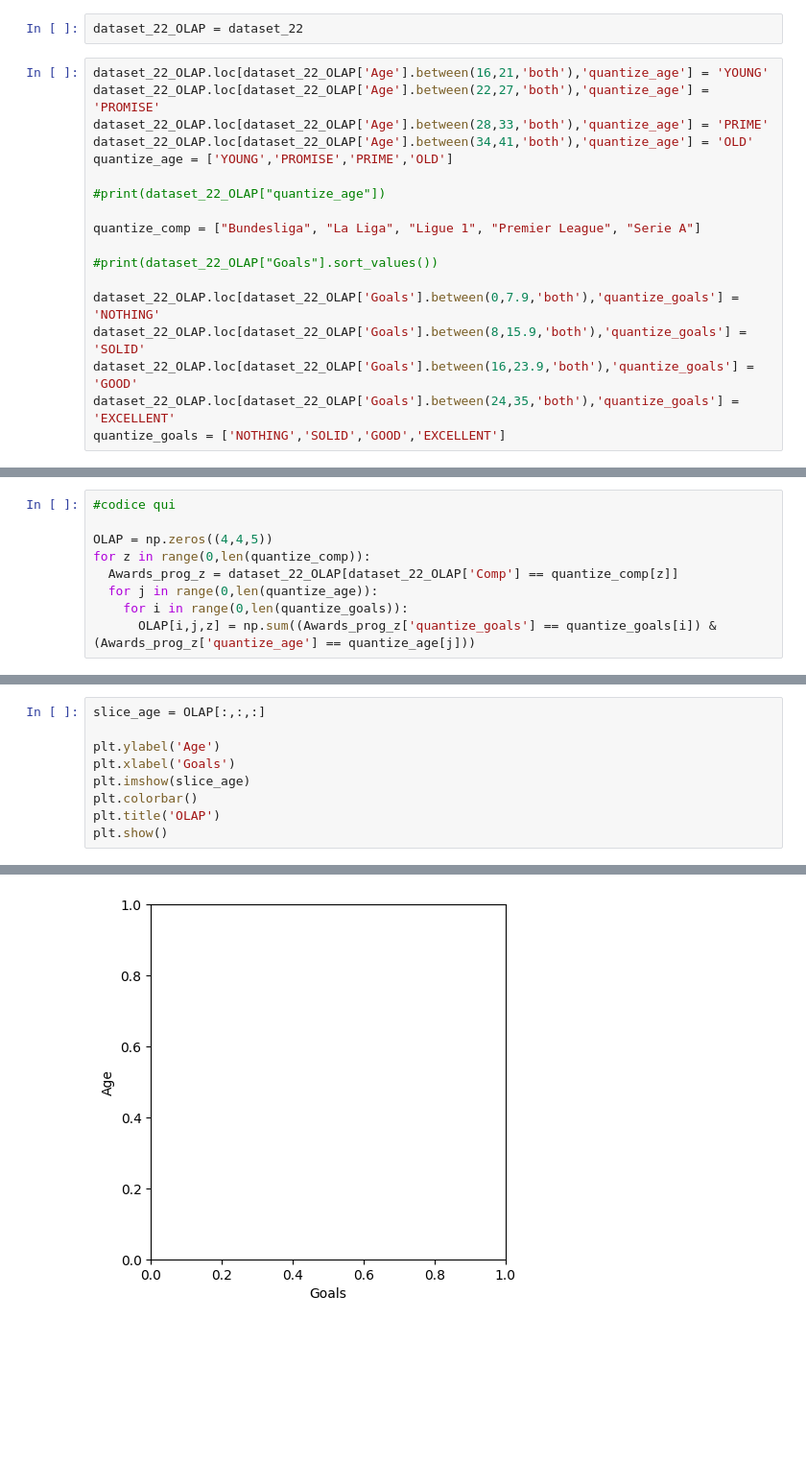
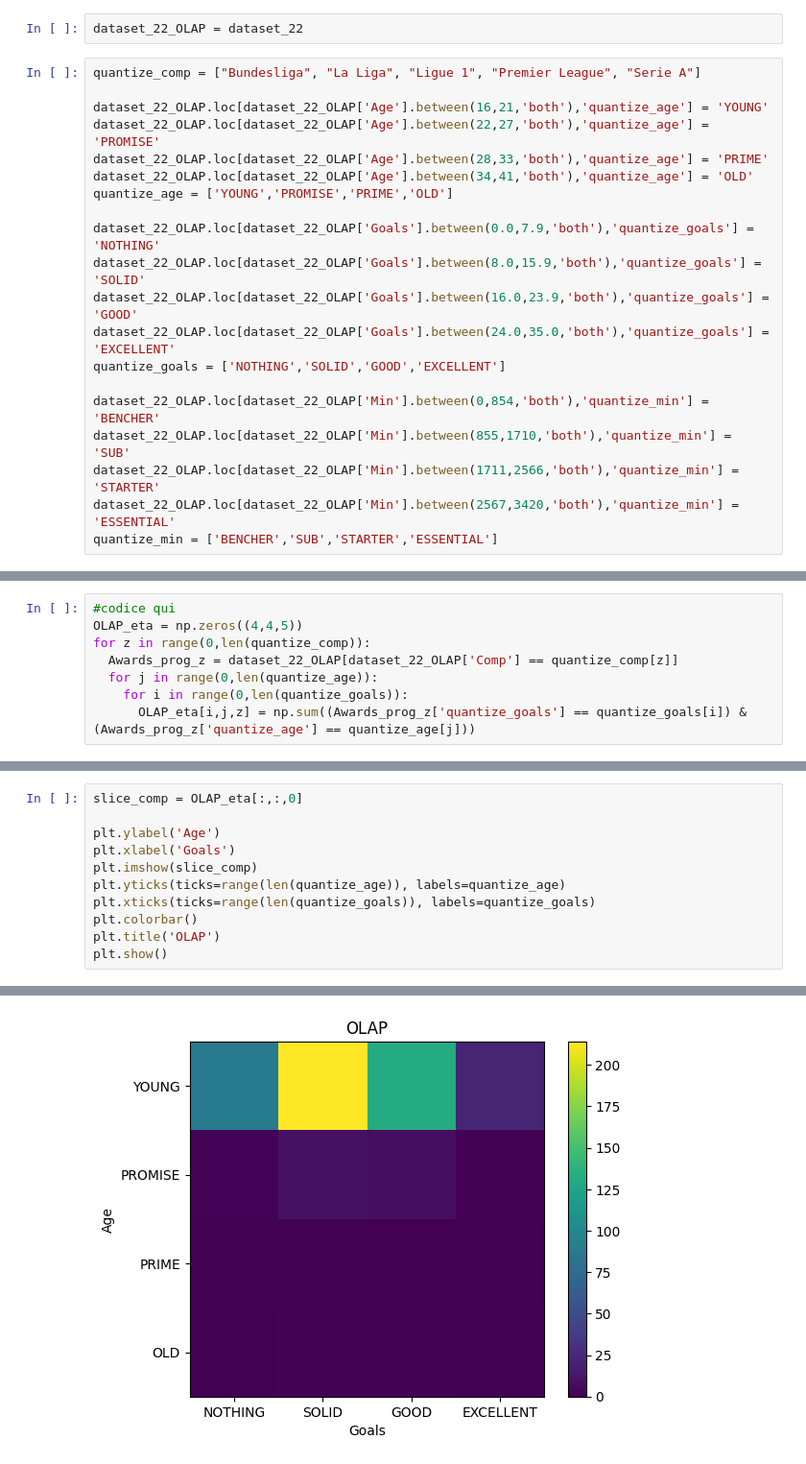
Before and after one commit to Mammew/proj_IDS, a Jupyter notebook: notebook.ipynb, the cells around one changed output, grey strips where cells are left out. Shown at 96% size. Cells and saved outputs as stored; diff of their text form; blank space fills up the shorter version.

```diff
--- a/notebook.ipynb
+++ b/notebook.ipynb
@@ -177,23 +189,25 @@ plt.show()
 # %%
 dataset_22_OLAP = dataset_22
 # %%
+quantize_comp = ["Bundesliga", "La Liga", "Ligue 1", "Premier League", "Serie A"]
+
 dataset_22_OLAP.loc[dataset_22_OLAP['Age'].between(16,21,'both'),'quantize_age'] = 'YOUNG'
 dataset_22_OLAP.loc[dataset_22_OLAP['Age'].between(22,27,'both'),'quantize_age'] = 'PROMISE'
 dataset_22_OLAP.loc[dataset_22_OLAP['Age'].between(28,33,'both'),'quantize_age'] = 'PRIME'
 dataset_22_OLAP.loc[dataset_22_OLAP['Age'].between(34,41,'both'),'quantize_age'] = 'OLD'
 quantize_age = ['YOUNG','PROMISE','PRIME','OLD']
 
-#print(dataset_22_OLAP["quantize_age"])
+dataset_22_OLAP.loc[dataset_22_OLAP['Goals'].between(0.0,7.9,'both'),'quantize_goals'] = 'NOTHING'
+dataset_22_OLAP.loc[dataset_22_OLAP['Goals'].between(8.0,15.9,'both'),'quantize_goals'] = 'SOLID'
+dataset_22_OLAP.loc[dataset_22_OLAP['Goals'].between(16.0,23.9,'both'),'quantize_goals'] = 'GOOD'
+dataset_22_OLAP.loc[dataset_22_OLAP['Goals'].between(24.0,35.0,'both'),'quantize_goals'] = 'EXCELLENT'
+quantize_goals = ['NOTHING','SOLID','GOOD','EXCELLENT']
 
-quantize_comp = ["Bundesliga", "La Liga", "Ligue 1", "Premier League", "Serie A"]
-
-#print(dataset_22_OLAP["Goals"].sort_values())
-
-dataset_22_OLAP.loc[dataset_22_OLAP['Goals'].between(0,7.9,'both'),'quantize_goals'] = 'NOTHING'
-dataset_22_OLAP.loc[dataset_22_OLAP['Goals'].between(8,15.9,'both'),'quantize_goals'] = 'SOLID'
-dataset_22_OLAP.loc[dataset_22_OLAP['Goals'].between(16,23.9,'both'),'quantize_goals'] = 'GOOD'
-dataset_22_OLAP.loc[dataset_22_OLAP['Goals'].between(24,35,'both'),'quantize_goals'] = 'EXCELLENT'
-quantize_goals = ['NOTHING','SOLID','GOOD','EXCELLENT']
+dataset_22_OLAP.loc[dataset_22_OLAP['Min'].between(0,854,'both'),'quantize_min'] = 'BENCHER'
+dataset_22_OLAP.loc[dataset_22_OLAP['Min'].between(855,1710,'both'),'quantize_min'] = 'SUB'
+dataset_22_OLAP.loc[dataset_22_OLAP['Min'].between(1711,2566,'both'),'quantize_min'] = 'STARTER'
+dataset_22_OLAP.loc[dataset_22_OLAP['Min'].between(2567,3420,'both'),'quantize_min'] = 'ESSENTIAL'
+quantize_min = ['BENCHER','SUB','STARTER','ESSENTIAL']
 # %% [output]
 A value is trying to be set on a copy of a slice from a DataFrame.
 Try using .loc[row_indexer,col_indexer] = value instead
@@ -208,12 +230,11 @@ See the caveats in the documentation: https://pandas.pydata.org/pandas-docs/stab
 # %%
 #codice qui
-
-OLAP = np.zeros((4,4,5))
+OLAP_eta = np.zeros((4,4,5))
 for z in range(0,len(quantize_comp)):
   Awards_prog_z = dataset_22_OLAP[dataset_22_OLAP['Comp'] == quantize_comp[z]]
   for j in range(0,len(quantize_age)):
     for i in range(0,len(quantize_goals)):
-      OLAP[i,j,z] = np.sum((Awards_prog_z['quantize_goals'] == quantize_goals[i]) & (Awards_prog_z['quantize_age'] == quantize_age[j]))
+      OLAP_eta[i,j,z] = np.sum((Awards_prog_z['quantize_goals'] == quantize_goals[i]) & (Awards_prog_z['quantize_age'] == quantize_age[j]))
 # %%
 #print(dataset_22_OLAP[dataset_22_OLAP['Comp'] == "Serie A"]["Goals"].sort_values(ascending=False))
 print(dataset_22_OLAP["quantize_goals"])
@@ -222,9 +254,11 @@ print(dataset_22_OLAP["quantize_goals"])
 # %%
-slice_age = OLAP[:,:,:]
+slice_comp = OLAP_eta[:,:,0]
 
 plt.ylabel('Age')
 plt.xlabel('Goals')
-plt.imshow(slice_age)
+plt.imshow(slice_comp)
+plt.yticks(ticks=range(len(quantize_age)), labels=quantize_age)
+plt.xticks(ticks=range(len(quantize_goals)), labels=quantize_goals)
 plt.colorbar()
 plt.title('OLAP')
 plt.show()
@@ -233 +266 @@ TypeError: Invalid shape (4, 4, 5) for image data
-[figure, old version]
+[figure, new version]
```
Also changed, not shown: parts of 15 cells of this notebook.
